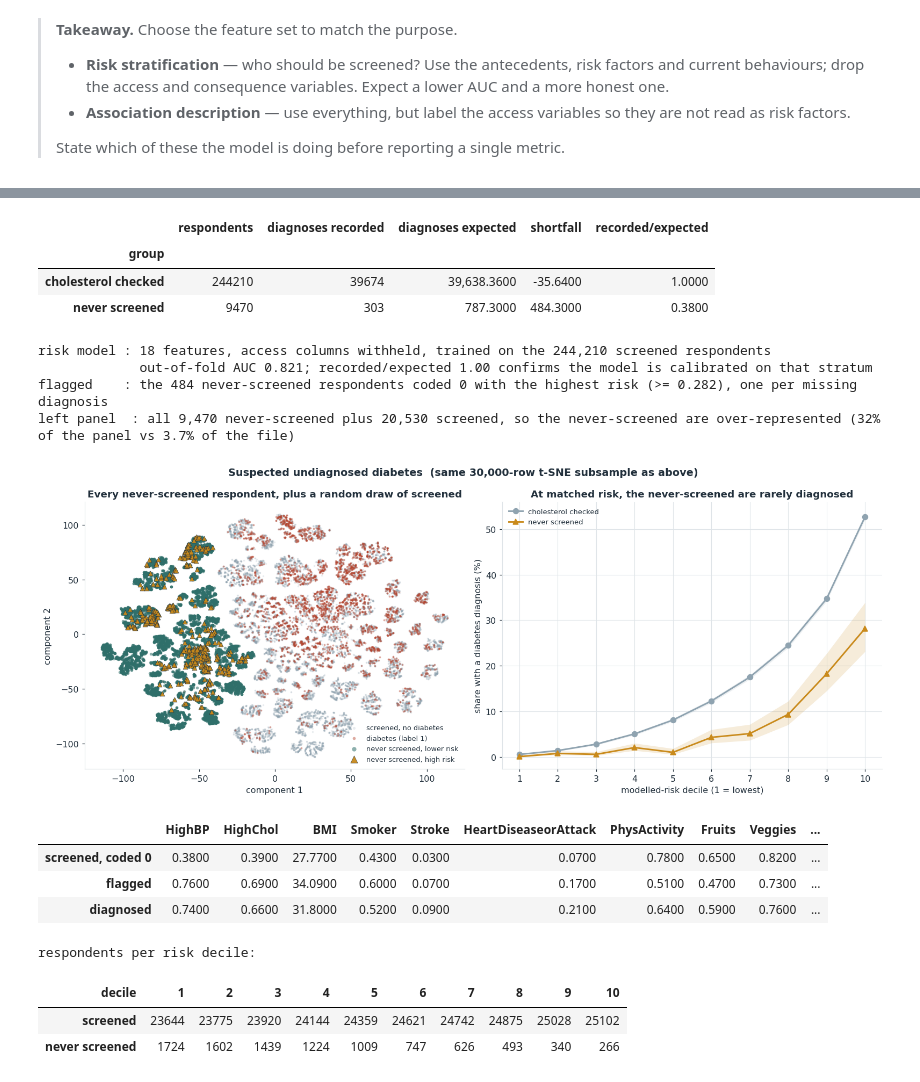
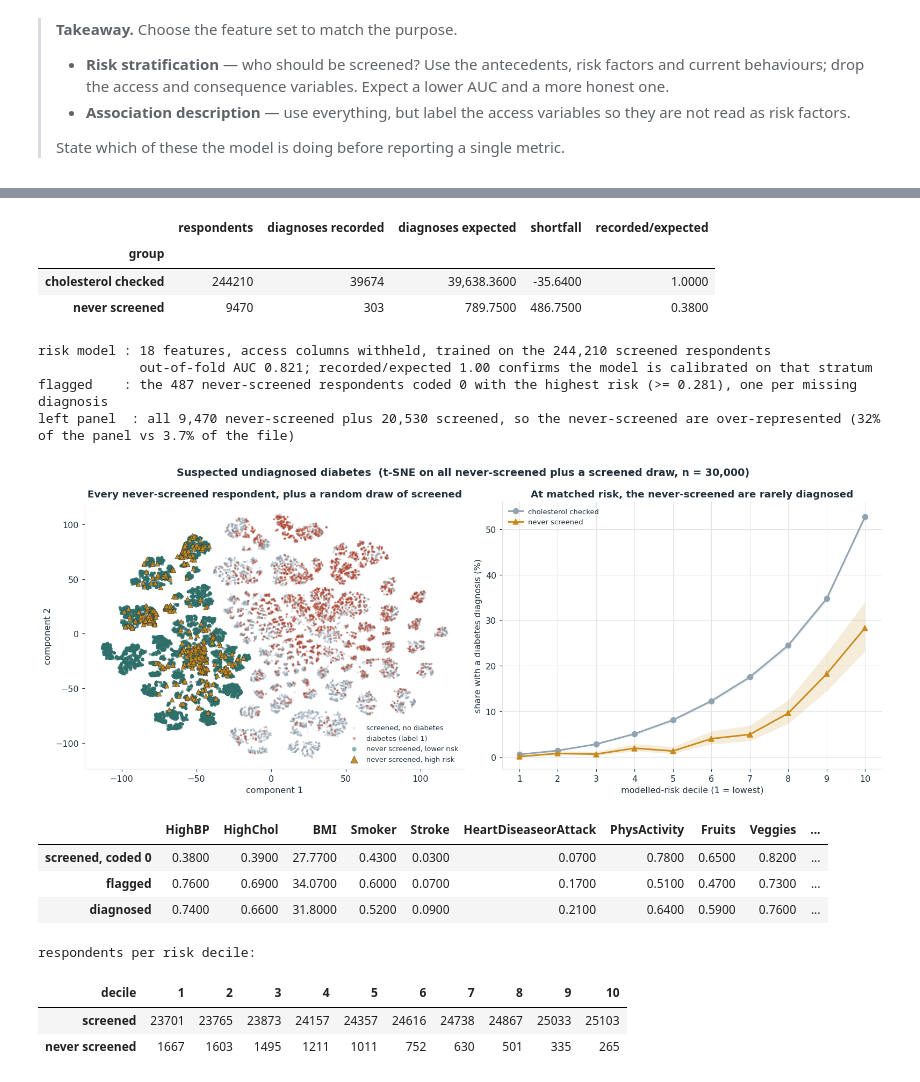
Before and after one commit to Lone-Wolfgang/brfss2015-diabetes-eda, a Jupyter notebook: Lab1/WolfgangKlein.ipynb, the cells around one changed output, grey strips where cells are left out. Drawn from its saved outputs; the diff is of its cells as text; code cells hidden in the pictures.

```diff
--- a/Lab1/WolfgangKlein.ipynb
+++ b/Lab1/WolfgangKlein.ipynb
@@ -1723,46 +1742,46 @@ for m, c, mk, name in [(screened,  PALETTE["neg"],    "o", "cholesterol checked"
     n = np.array([(m & (dec == d)).sum()   for d in range(10)])
     lo, hi = zip(*[wilson(int(a), int(b)) for a, b in zip(k, n)])
     ax.plot(range(1, 11), 100*k/n, marker=mk, color=c, lw=1.9, ms=6.5, label=name)
     ax.fill_between(range(1, 11), 100*np.array(lo), 100*np.array(hi),
                     color=c, alpha=.16, lw=0)
 ax.set_xlabel("modelled-risk decile (1 = lowest)")
 ax.set_ylabel("share with a diabetes diagnosis (%)")
 ax.set_title("At matched risk, the never-screened are rarely diagnosed")
 ax.set_xticks(range(1, 11)); ax.legend(fontsize=8.6)
 
-fig.suptitle(f"Suspected undiagnosed diabetes  (same {len(idx):,}-row t-SNE "
-             f"subsample as above)", fontweight="bold")
+fig.suptitle(f"Suspected undiagnosed diabetes  (t-SNE on all never-screened "
+             f"plus a screened draw, n = {TSNE_N:,})", fontweight="bold")
 plt.tight_layout(); plt.show()
 
 display(pd.DataFrame({
     "screened, coded 0": raw.loc[screened & (y == 0), RISK_FEA].mean(),
     "flagged":           raw.loc[suspect,             RISK_FEA].mean(),
     "diagnosed":         raw.loc[y == 1,              RISK_FEA].mean(),
 }).round(2).T)
 
 print("respondents per risk decile:")
 display(pd.DataFrame(
     {"screened":       [int((screened  & (dec == d)).sum()) for d in range(10)],
      "never screened": [int(((~screened) & (dec == d)).sum()) for d in range(10)]},
     index=pd.Index(range(1, 11), name="decile")).T)
 # %% [output]
 |  | respondents | diagnoses recorded | diagnoses expected | shortfall | recorded/expected |
 | group |  |  |  |  |  |
 | cholesterol checked | 244210 | 39674 | 39,638.3600 | -35.6400 | 1.0000 |
-| never screened | 9470 | 303 | 787.3000 | 484.3000 | 0.3800 |
+| never screened | 9470 | 303 | 789.7500 | 486.7500 | 0.3800 |
 risk model : 18 features, access columns withheld, trained on the 244,210 screened respondents
              out-of-fold AUC 0.821; recorded/expected 1.00 confirms the model is calibrated on that stratum
-flagged    : the 484 never-screened respondents coded 0 with the highest risk (>= 0.282), one per missing diagnosis
+flagged    : the 487 never-screened respondents coded 0 with the highest risk (>= 0.281), one per missing diagnosis
 left panel  : all 9,470 never-screened plus 20,530 screened, so the never-screened are over-represented (32% of the panel vs 3.7% of the file)
-[figure, old version]
+[figure, new version]
 |  | HighBP | HighChol | BMI | Smoker | Stroke | HeartDiseaseorAttack | PhysActivity | Fruits | Veggies | ... |
 | screened, coded 0 | 0.3800 | 0.3900 | 27.7700 | 0.4300 | 0.0300 | 0.0700 | 0.7800 | 0.6500 | 0.8200 | ... |
-| flagged | 0.7600 | 0.6900 | 34.0900 | 0.6000 | 0.0700 | 0.1700 | 0.5100 | 0.4700 | 0.7300 | ... |
+| flagged | 0.7600 | 0.6900 | 34.0700 | 0.6000 | 0.0700 | 0.1700 | 0.5100 | 0.4700 | 0.7300 | ... |
 | diagnosed | 0.7400 | 0.6600 | 31.8000 | 0.5200 | 0.0900 | 0.2100 | 0.6400 | 0.5900 | 0.7600 | ... |
 respondents per risk decile:
 | decile | 1 | 2 | 3 | 4 | 5 | 6 | 7 | 8 | 9 | 10 |
-| screened | 23644 | 23775 | 23920 | 24144 | 24359 | 24621 | 24742 | 24875 | 25028 | 25102 |
-| never screened | 1724 | 1602 | 1439 | 1224 | 1009 | 747 | 626 | 493 | 340 | 266 |
+| screened | 23701 | 23765 | 23873 | 24157 | 24357 | 24616 | 24738 | 24867 | 25033 | 25103 |
+| never screened | 1667 | 1603 | 1495 | 1211 | 1011 | 752 | 630 | 501 | 335 | 265 |
 # %% [markdown]
 The right-hand panel carries the argument. Both groups are ranked by the same
 score, built without any access variable, so a given decile holds people with
```
Also changed, not shown: parts of 30 cells of this notebook, 1 other file.
